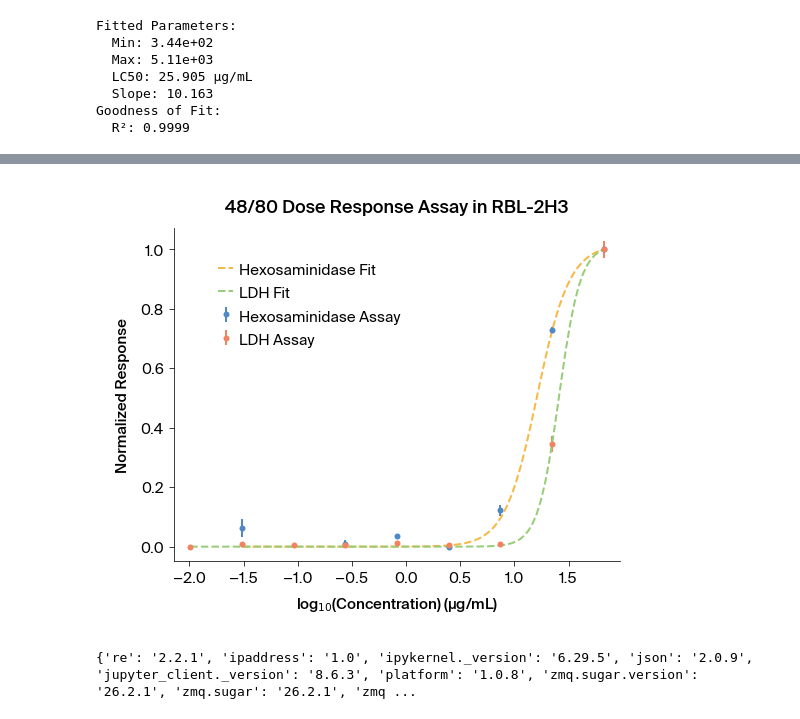
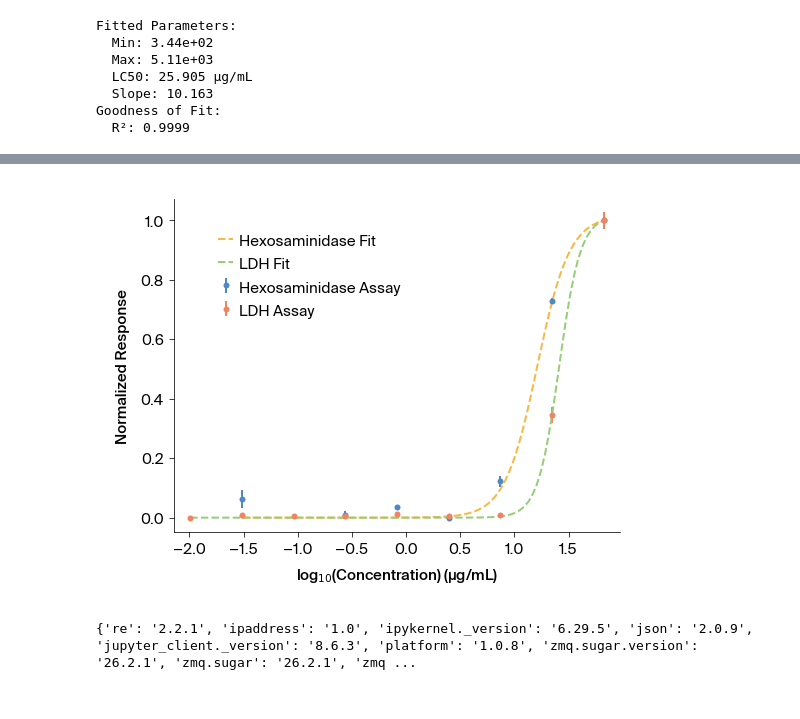
Before and after one commit to Arcadia-Science/2025-hex-assay-analysis, a Jupyter notebook: analysis_notebooks/dose_response_analysis.ipynb, the cells around one changed output, grey strips where cells are left out. Cells and saved outputs as stored; diff of their text form; code cells hidden in the pictures.

```diff
--- a/analysis_notebooks/dose_response_analysis.ipynb
+++ b/analysis_notebooks/dose_response_analysis.ipynb
@@ -188,7 +184,6 @@ if params_hex is not None:
 
     plt.xlabel(r"log$_{10}$(Concentration) (µg/mL)")
     plt.ylabel("Fluorescence (AU)")
-    plt.title(experiment_name)
     plt.legend(loc="upper left", bbox_to_anchor=(0.1, 0.9))
 
     plt.ylim(0, 1.4e8)
@@ -336,7 +330,6 @@ if params_ldh is not None:
 
     plt.xlabel(r"log$_{10}$(Concentration) (µg/mL)")
     plt.ylabel("LDH Concentration (mU/mL)")
-    plt.title(experiment_name)
     plt.legend(loc="upper left", bbox_to_anchor=(0.1, 0.9))
 
     plt.savefig(labeled_datafile_ldh[:-4] + "_doseresponse_curvefit.png", transparent=False)
@@ -405,35 +398,34 @@ plt.errorbar(
     label="Hexosaminidase Assay",
 )
 plt.errorbar(
     x_data_ldh,
     ldh_normalized_mean,
     yerr=np.std(ldh_normalized, axis=0),
     fmt="o",
     capsize=5,
     label="LDH Assay",
 )
 
 if params_hex is not None:
     plt.plot(x_fit_hex, hex_fit_normalized, linestyle="--", label="Hexosaminidase Fit")
 
 if params_ldh is not None:
     plt.plot(x_fit_ldh, ldh_fit_normalized, linestyle="--", label="LDH Fit")
 
 plt.xlabel(r"log$_{10}$(Concentration) (µg/mL)")
 plt.ylabel("Normalized Response")
-plt.title(experiment_name)
 plt.legend(loc="upper left", bbox_to_anchor=(0.1, 0.9))
 
 plt.savefig(
     labeled_datafile_hex[:-4] + "_doseresponse_curvefit_superimposed.png",
     transparent=False,
     dpi=300,
     bbox_inches="tight",
 )
 
 plt.show()
 # %% [output]
-[figure, old version]
+[figure, new version]
 # %%
 import sys
 
```
Also changed, not shown: parts of 5 cells of this notebook, 1 other file.
